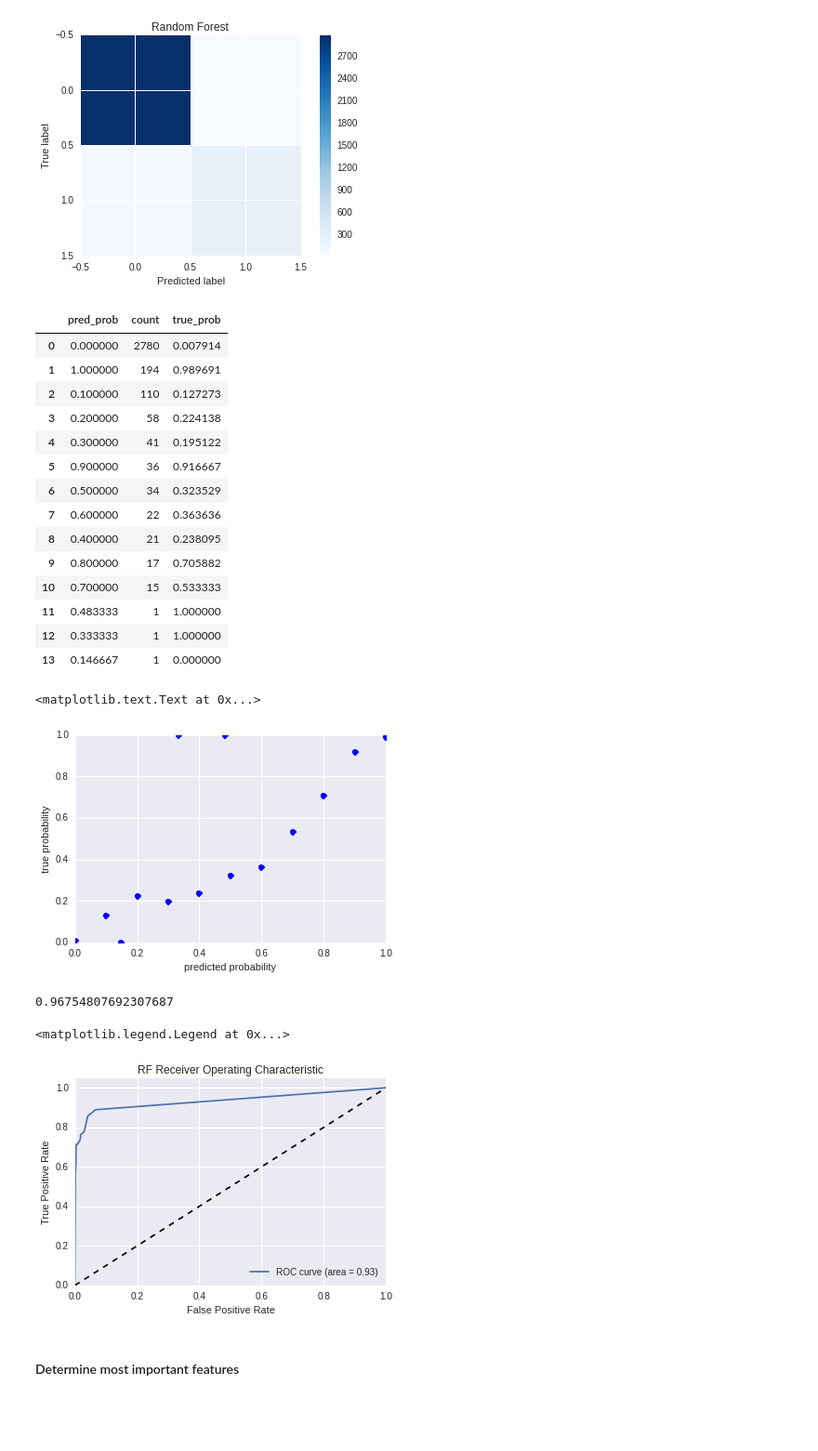
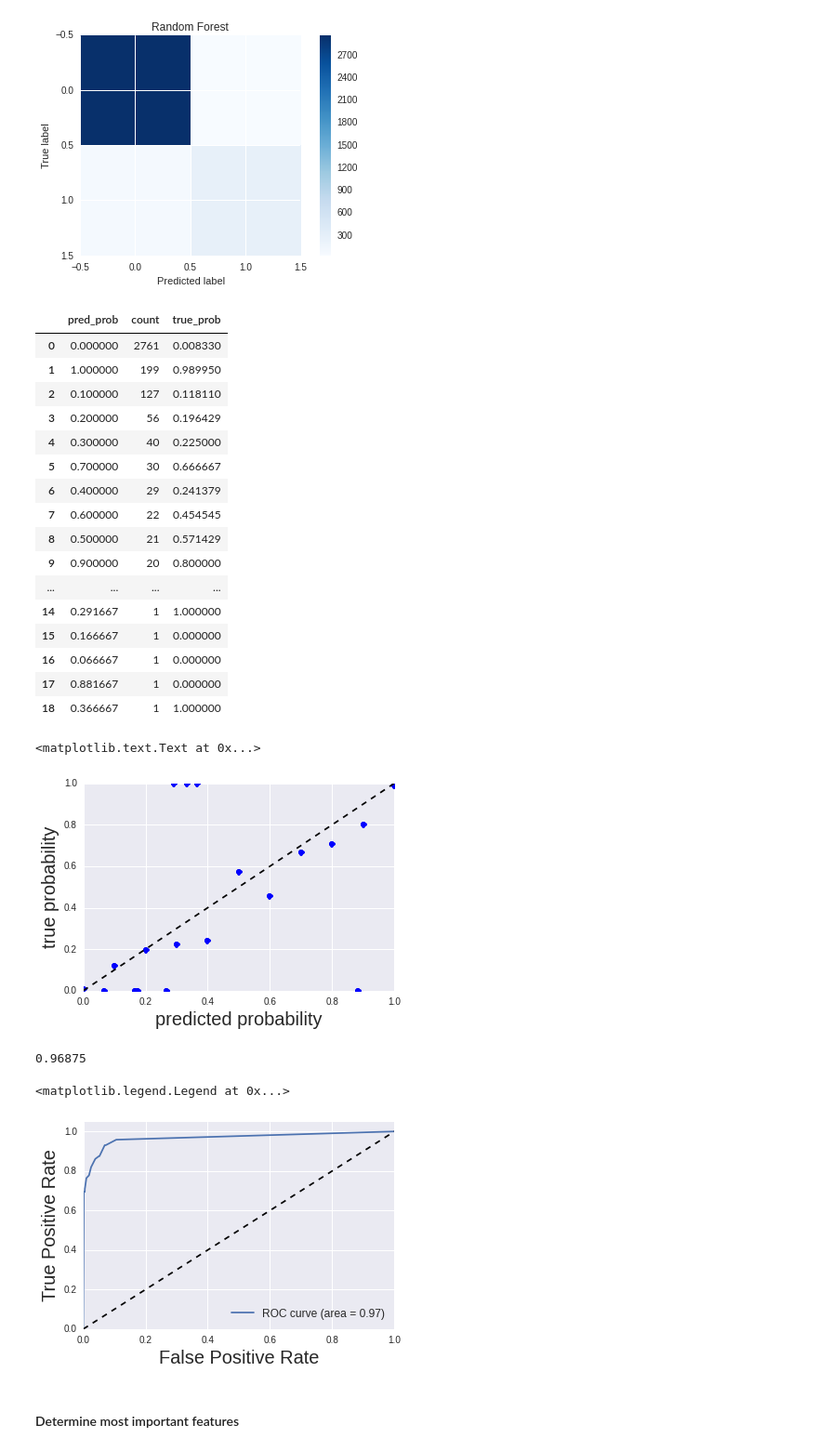
Before and after one commit to rbrackney/game_prices, a Jupyter notebook: data_analysis/make_pipeline.ipynb, the cells around one changed output. Shown: that part at 93% size. Drawn from its saved outputs; the diff is of its cells as text; code cells hidden in the pictures; blank space fills up the shorter version.

```diff
--- a/data_analysis/make_pipeline.ipynb
+++ b/data_analysis/make_pipeline.ipynb
@@ -71,6 +72,13 @@ df_feat_space['specific_epoch_time_since'] = just_one_epoch
 # %%
 '''change boolean into 1 or 0'''
 df_feat_space.has_price_slope = df_feat_space.has_price_slope.apply(lambda x:x*1)
+# %%
+'''make exponential cdf probability'''
+day_sec = 60 * 60 * 24
+twoweek_days = 14
+time_since_ds = (df_feat_space.specific_epoch_time_since / day_sec) + 14
+exp_lambda =  1/df_feat_space.dirty_isi_mean
+df_feat_space['exp_cdf_time_since_prob'] =  1 - np.exp(-time_since_ds * exp_lambda)
 # %% [markdown]
 <h3>STEAM SCRAPED FEATURES
 # %%
@@ -267,52 +275,55 @@ counts.columns = ['pred_prob', 'count', 'true_prob']
 counts
 # %% [output]
 |  | pred_prob | count | true_prob |
-| 0 | 0.000000 | 2780 | 0.007914 |
-| 1 | 1.000000 | 194 | 0.989691 |
-| 2 | 0.100000 | 110 | 0.127273 |
-| 3 | 0.200000 | 58 | 0.224138 |
-| 4 | 0.300000 | 41 | 0.195122 |
-| 5 | 0.900000 | 36 | 0.916667 |
-| 6 | 0.500000 | 34 | 0.323529 |
-| 7 | 0.600000 | 22 | 0.363636 |
-| 8 | 0.400000 | 21 | 0.238095 |
-| 9 | 0.800000 | 17 | 0.705882 |
-| 10 | 0.700000 | 15 | 0.533333 |
-| 11 | 0.483333 | 1 | 1.000000 |
-| 12 | 0.333333 | 1 | 1.000000 |
-| 13 | 0.146667 | 1 | 0.000000 |
+| 0 | 0.000000 | 2761 | 0.008330 |
+| 1 | 1.000000 | 199 | 0.989950 |
+| 2 | 0.100000 | 127 | 0.118110 |
+| 3 | 0.200000 | 56 | 0.196429 |
+| 4 | 0.300000 | 40 | 0.225000 |
+| 5 | 0.700000 | 30 | 0.666667 |
+| 6 | 0.400000 | 29 | 0.241379 |
+| 7 | 0.600000 | 22 | 0.454545 |
+| 8 | 0.500000 | 21 | 0.571429 |
+| 9 | 0.900000 | 20 | 0.800000 |
+| ... | ... | ... | ... |
+| 14 | 0.291667 | 1 | 1.000000 |
+| 15 | 0.166667 | 1 | 0.000000 |
+| 16 | 0.066667 | 1 | 0.000000 |
+| 17 | 0.881667 | 1 | 0.000000 |
+| 18 | 0.366667 | 1 | 1.000000 |
 # %%
 '''plot predicted probability by true probability'''
 counts = counts.sort('pred_prob')
 plt.plot(counts.pred_prob,counts.true_prob, 'bo')
-plt.xlabel('predicted probability')
-plt.ylabel('true probability')
+plt.plot([0, 1], [0, 1], 'k--')
+plt.xlabel('predicted probability', fontsize = 20)
+plt.ylabel('true probability',fontsize = 20)
 # %% [output]
 <matplotlib.text.Text at 0x...>
-[figure, old version]
+[figure, new version]
 # %%
 Yv_predict = clf.predict(Xv)
 accuracy(Yv,Yv_predict)
 # %% [output]
-0.96754807692307687
+0.96875
 # %%
 #y_score = classifier.fit(X_train, y_train).decision_function(X_test)
 y_prob_all[:,1] # 1 is the 'positive' class
 fpr, tpr,_ =roc_curve(y_test,y_prob_all[:,1])
 roc_auc= auc(fpr, tpr)
 
 plt.plot(fpr, tpr, label='ROC curve (area = %0.2f)' % roc_auc)
 plt.plot([0, 1], [0, 1], 'k--')
 plt.xlim([0.0, 1.0])
 plt.ylim([0.0, 1.05])
-plt.xlabel('False Positive Rate')
-plt.ylabel('True Positive Rate')
-plt.title('RF Receiver Operating Characteristic')
-plt.legend(loc="lower right")
+plt.xlabel('False Positive Rate', fontsize = 20)
+plt.ylabel('True Positive Rate',fontsize = 20)
+#plt.title('RF Receiver Operating Characteristic', fontsize = 20)
+plt.legend(loc="lower right", fontsize = 12)
 #rf_fpr, rf_tpr, thresholds = roc_curve(y_test, pred_prob[:, 1])`
 # %% [output]
 <matplotlib.legend.Legend at 0x...>
-[figure, old version]
+[figure, new version]
 # %% [markdown]
 <h4> Determine most important features
 # %%
```
Also changed, not shown: parts of 8 cells of this notebook, 10 other files.
